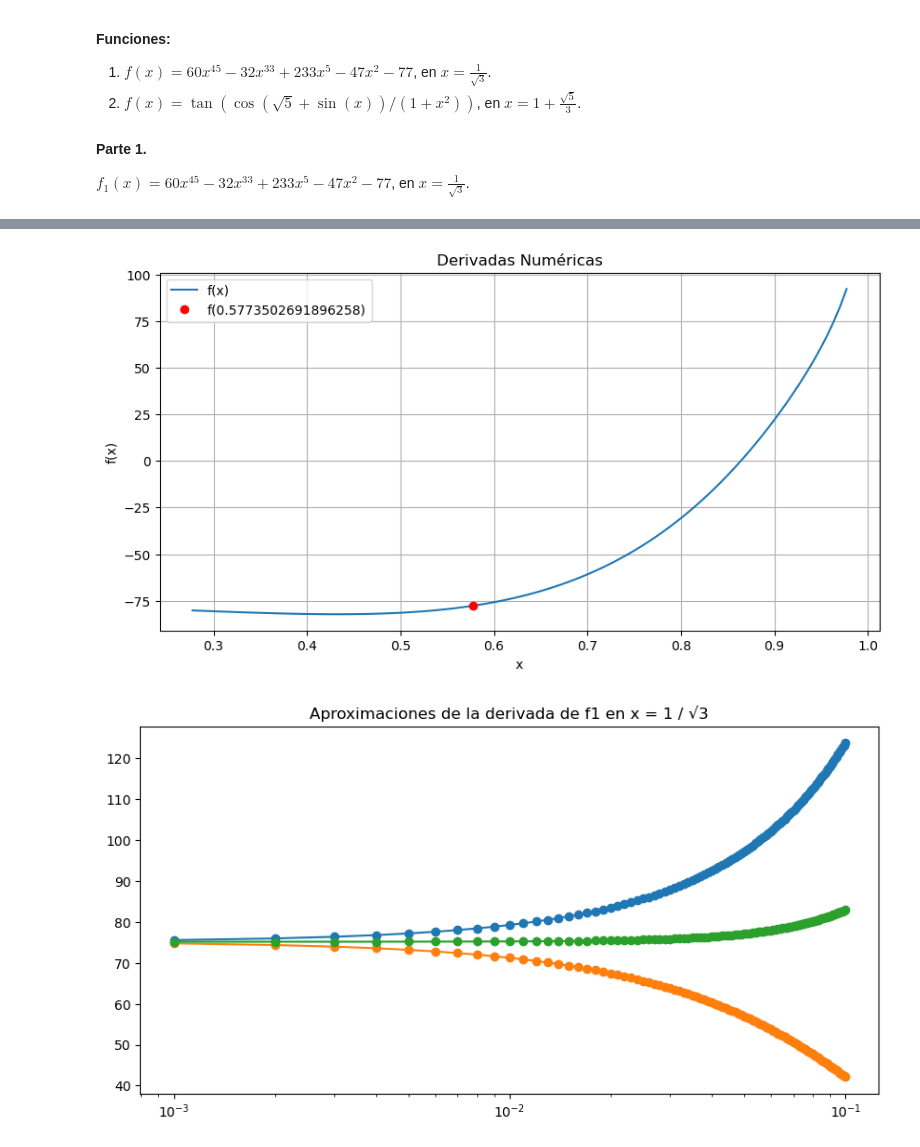
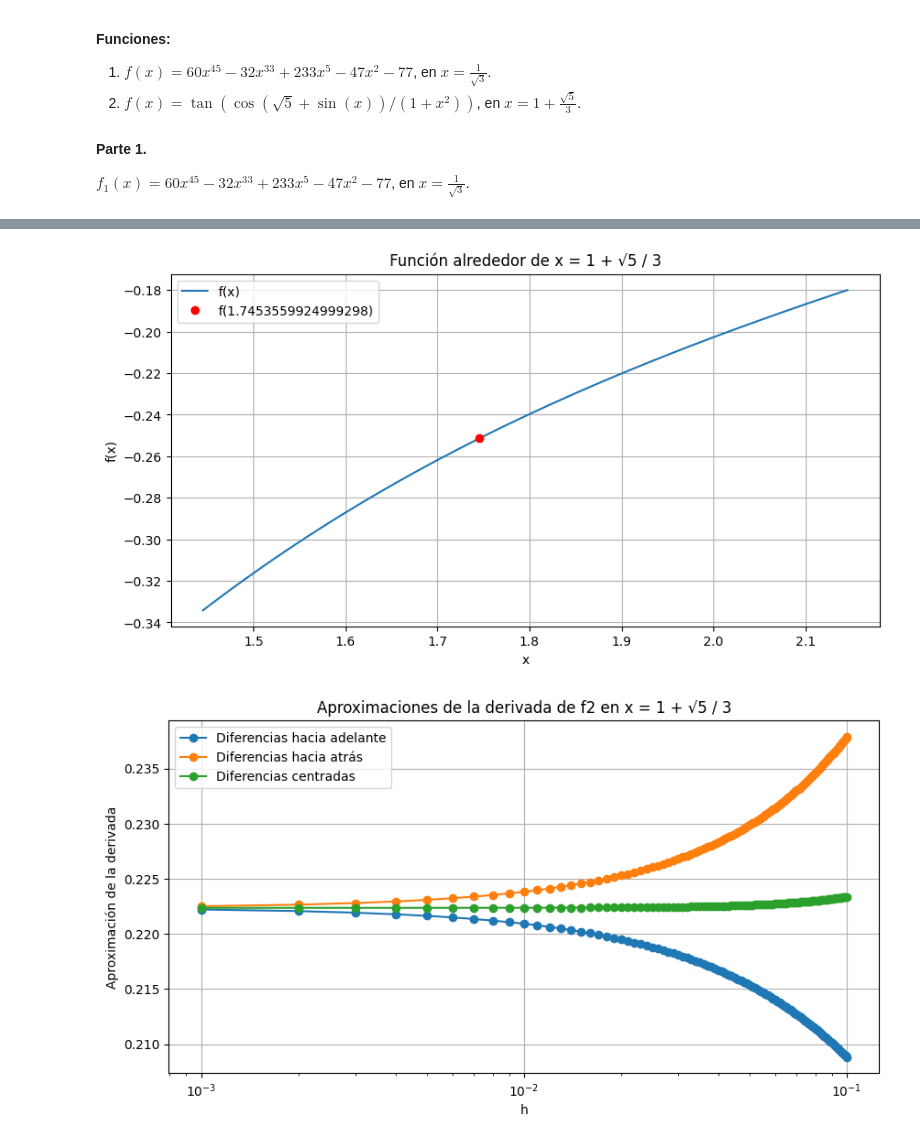
Before and after one commit to AngelaVPC/MetodosNumericos, a Jupyter notebook: Talleres/Taller3PinzónYañez.ipynb, the cells around one changed output, grey strips where cells are left out. Cells and saved outputs as stored; diff of their text form; code cells hidden in the pictures.

```diff
--- a/Talleres/Taller3PinzónYañez.ipynb
+++ b/Talleres/Taller3PinzónYañez.ipynb
@@ -414,19 +433,38 @@ plt.show()
-# %%
-h_values = np.linspace(0.1, 0.001, 100)
-# %% [output]
-[figure, removed]
 # %%
-# Graficar aproximaciones de la derivada
-forward_diff_values = [forward_difference(f1, x1, h) for h in h_values]
-backward_diff_values = [backward_difference(f1, x1, h) for h in h_values]
-central_diff_values = [central_difference(f1, x1, h) for h in h_values]
+# Función f2
+def f2(x):
+    return np.tan(np.cos(np.sqrt(5) + np.sin(x)) / (1 + x**2))
+
+x2 = 1 + np.sqrt(5) / 3
+
+x_vals = np.linspace(x2 - 0.3, x2 + 0.4, 100)
+y_vals = f2(x_vals)
+
+plt.figure(figsize=(10, 5))
+plt.plot(x_vals, y_vals, label='f(x)')
+plt.plot(x2, f2(x2), 'ro', label=f'f({x2})')
+plt.title('Función alrededor de x = 1 + √5 / 3')
+plt.xlabel('x')
+plt.ylabel('f(x)')
+plt.legend()
+plt.grid(True)
+plt.show()
+
+forward_diff_values = [forward_difference(f2, x2, h) for h in h_values]
+backward_diff_values = [backward_difference(f2, x2, h) for h in h_values]
+central_diff_values = [central_difference(f2, x2, h) for h in h_values]
 
 plt.figure(figsize=(10, 5))
 plt.plot(h_values, forward_diff_values, 'o-', label='Diferencias hacia adelante')
 plt.plot(h_values, backward_diff_values, 'o-', label='Diferencias hacia atrás')
 plt.plot(h_values, central_diff_values, 'o-', label='Diferencias centradas')
-# Graficar funcion
-plt.title('Aproximaciones de la derivada de f1 en x = 1 / √3')
+plt.title('Aproximaciones de la derivada de f2 en x = 1 + √5 / 3')
 plt.xscale('log')
+plt.xlabel('h')
+plt.ylabel('Aproximación de la derivada')
+plt.legend()
+plt.grid(True)
+plt.show()
 # %% [output]
-[figure, old version]
+[figure, new version]
+[figure, added]
```
Also changed, not shown: parts of 3 cells of this notebook.
